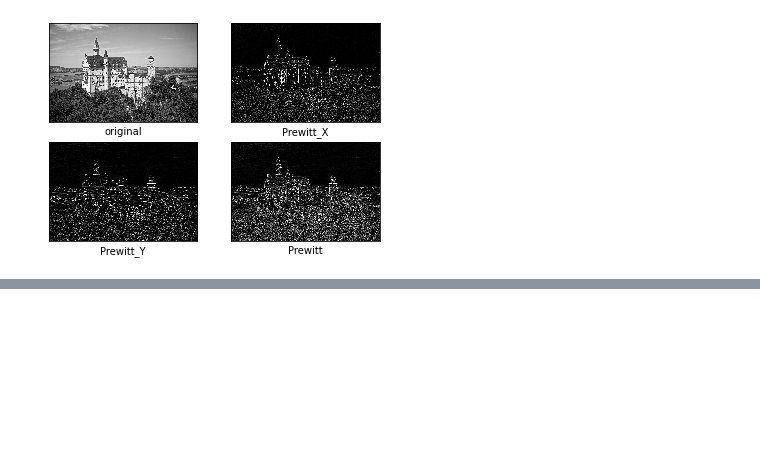
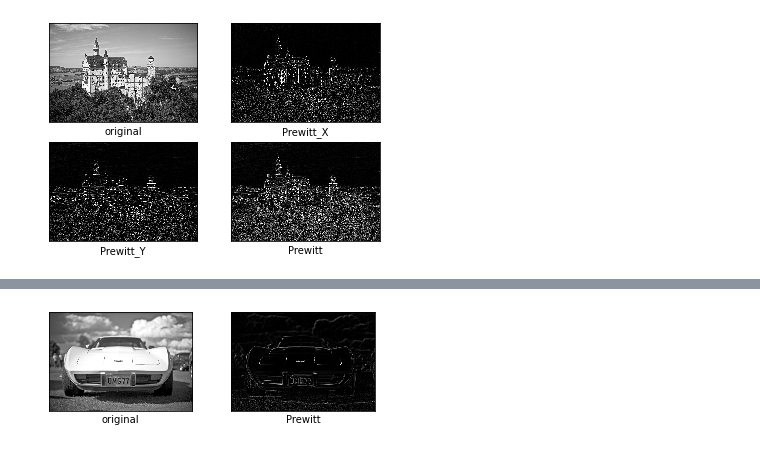
Before and after one commit to hrabit64/ERICA-2021-FALL-OPENCV-STUDY, a Jupyter notebook: roberts_prewitt.ipynb, the cells around one changed output, grey strips where cells are left out. Drawn from its saved outputs; the diff is of its cells as text; code cells hidden in the pictures; blank space fills up the shorter version.

```diff
--- a/roberts_prewitt.ipynb
+++ b/roberts_prewitt.ipynb
@@ -168,0 +176,25 @@ for r in prewitt_data:
+# %%
+car = cv2.imread('./img/car.jpg')
+car = cv2.cvtColor(car, cv2.COLOR_BGR2GRAY)
+
+car = cv2.GaussianBlur(car, (9, 9), 2) # 노이즈 제거를 위해 가우시안 블러 적용
+
+prewitt_x = np.array([[-1, 0, 1], [-1, 0, 1], [-1, 0, 1]])
+prewitt_y = np.array([[-1, -1, -1], [0, 0, 0], [1, 1, 1]])
+prewitt_x = cv2.convertScaleAbs(cv2.filter2D(car, -1, prewitt_x))
+prewitt_y = cv2.convertScaleAbs(cv2.filter2D(car, -1, prewitt_y))
+
+prewitt_data = [car, prewitt_x + prewitt_y]
+
+xlabels = ["original", "Prewitt"]
+i = 1
+fig = plt.figure()
+for r in prewitt_data:
+    ax = fig.add_subplot(2, 2, i)
+    ax.imshow(r, cmap='gray', interpolation='none', vmin=0, vmax=255)
+    cv2.imwrite('img/output/car/' + xlabels[i - 1] + '.jpg', r)
+    ax.set_xlabel(xlabels[i - 1])
+    ax.set_xticks([]), ax.set_yticks([])
+    i += 1
+# %% [output]
+[figure, added]
```
Also changed, not shown: parts of 1 cell of this notebook, 3 other files.
